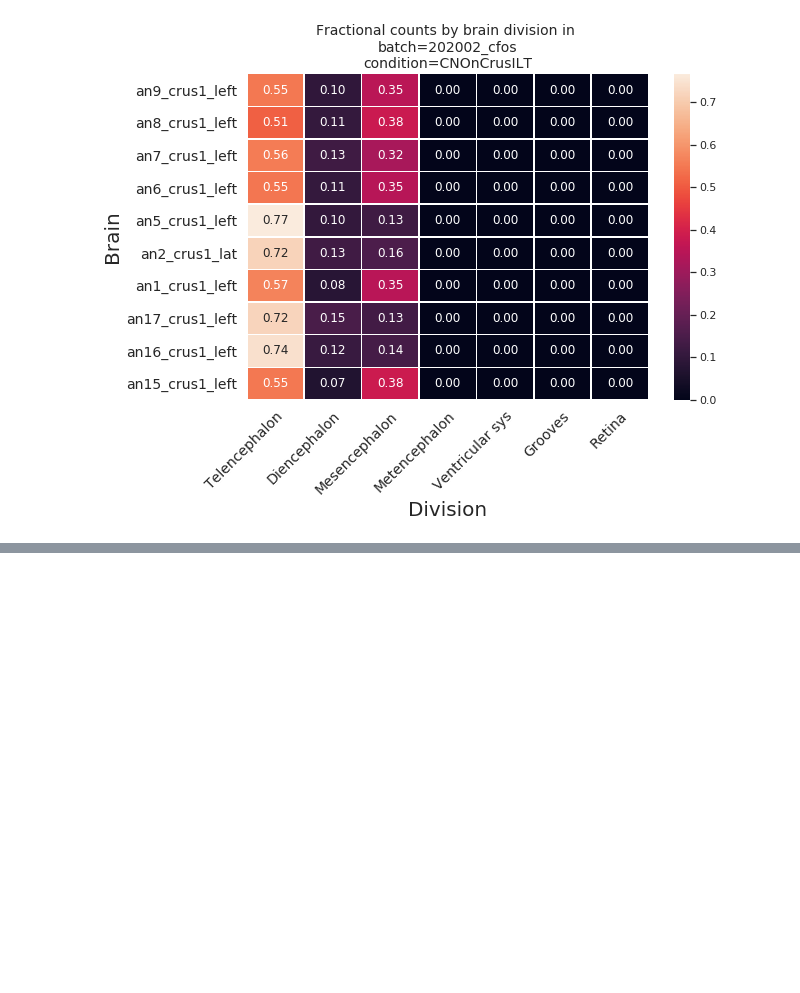
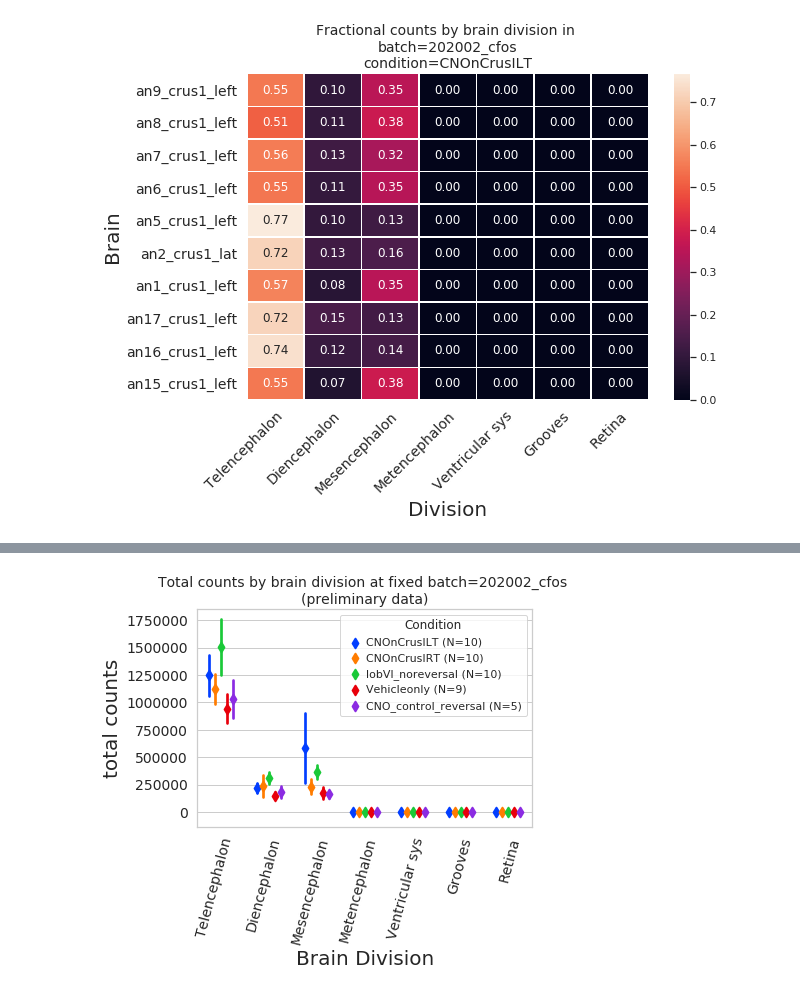
Before and after one commit to PrincetonUniversity/lightsheet_helper_scripts, a Jupyter notebook: projects/combine_cfos_batches/notebooks/cfos_batch_combination_v2.ipynb, the cells around one changed output, grey strips where cells are left out. Saved outputs shown, nothing was run; the diff lists cells and outputs as text; code cells hidden in the pictures; blank space fills up the shorter version.

```diff
--- a/projects/combine_cfos_batches/notebooks/cfos_batch_combination_v2.ipynb
+++ b/projects/combine_cfos_batches/notebooks/cfos_batch_combination_v2.ipynb
@@ -577,0 +770,9 @@ def make_stripplot_fixed_batch(batch,condition_list,count_type='frac',savename=N
+# %%
+# Same plot but show means and standard deviations
+
+make_pointplot_fixed_batch(batch="202002_cfos",
+                           condition_list=["CNOnCrusILT","CNOnCrusIRT","lobVI_noreversal","Vehicleonly",
+                                          "CNO_control_reversal"],
+                           count_type='total')
+# %% [output]
+[figure, added]
```
Also changed, not shown: parts of 21 cells of this notebook.
